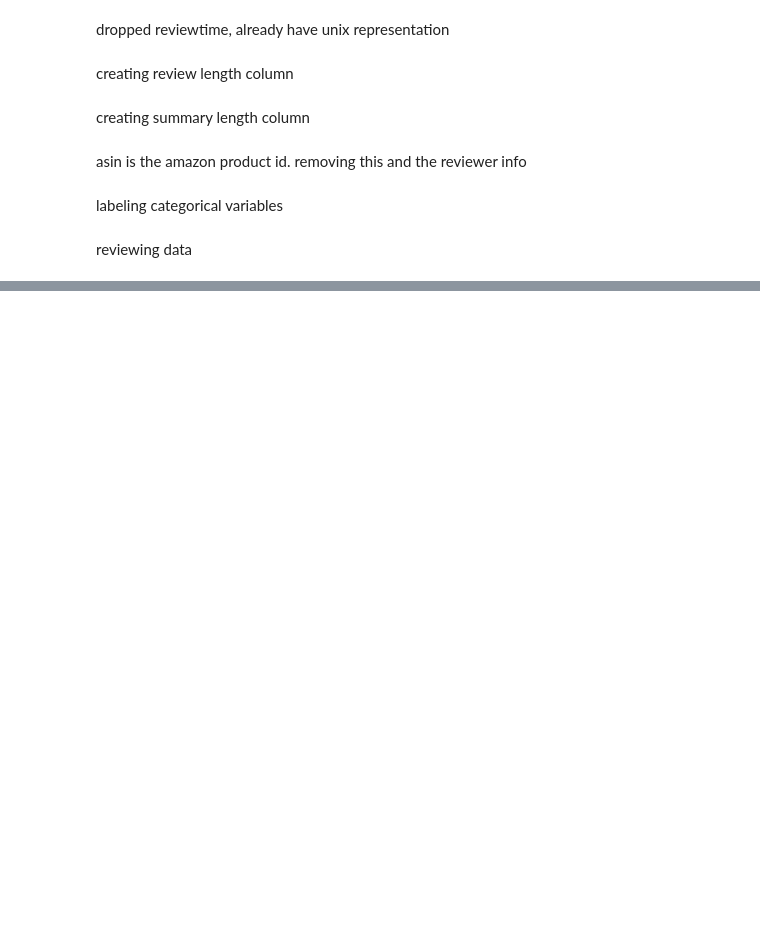
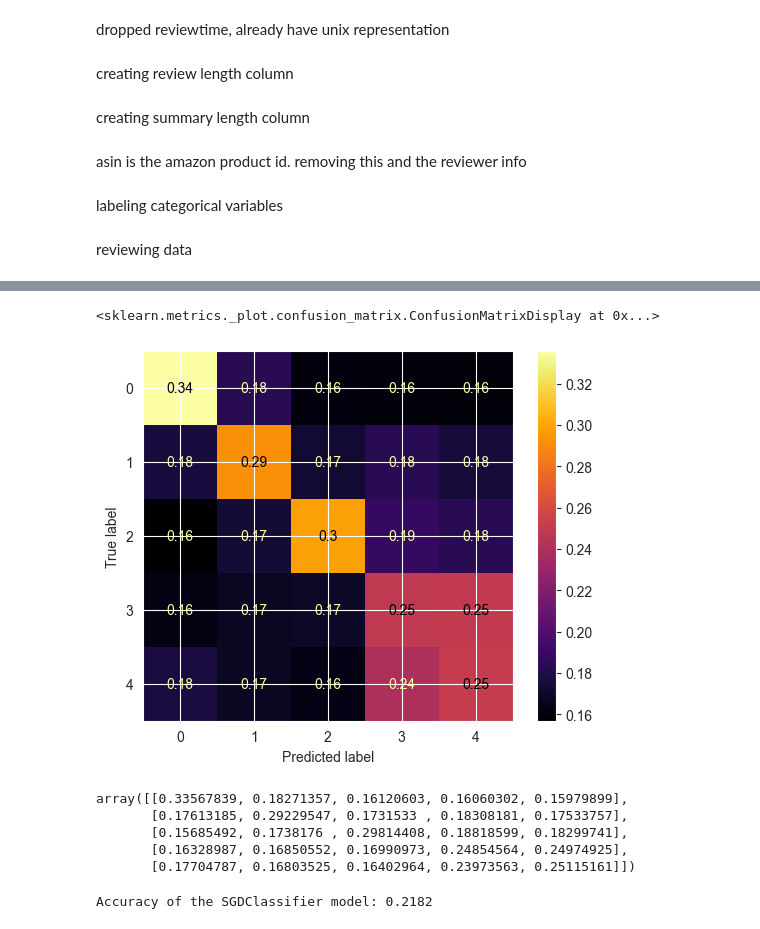
Before and after one commit to kaden-young/AITools, a Jupyter notebook: M6 Pitch/andy-main.ipynb, the cells around one changed output, grey strips where cells are left out. Drawn from its saved outputs; the diff is of its cells as text; code cells hidden in the pictures; blank space fills up the shorter version.

Commit message:
Testing different models on subset.  Test displaying confusion matrix.

```diff
--- a/M6 Pitch/andy-main.ipynb
+++ b/M6 Pitch/andy-main.ipynb
@@ -329,0 +109,22 @@ tf = tf_vectorizer.transform(reviews)
+# %%
+from sklearn.model_selection import train_test_split
+from sklearn.linear_model import LogisticRegression
+from sklearn.preprocessing import StandardScaler, KBinsDiscretizer
+from sklearn.compose import ColumnTransformer
+
+# Step 1: Prepare the data
+X = df[['verified', 'vote', 'image', 'reviewLength', 'summaryLength']]  # Your Bag-of-Words representation
+y = df['overall']  # Target variable
+
+preprocessor = ColumnTransformer(
+    [
+        ("scaler", StandardScaler(), ['reviewLength', 'summaryLength']),
+        ("kbin", KBinsDiscretizer(encode='ordinal', n_bins=5, strategy='kmeans'), ['vote']),
+    ],
+    verbose_feature_names_out=False,
+).set_output(transform="pandas")
+
+X_out = preprocessor.fit_transform(X)
+
+# Step 2: Split the data into training and testing sets
+X_train, X_test, y_train, y_test = train_test_split(X_out, y, test_size=0.25, random_state=42)
@@ -329,0 +151,8 @@ tf = tf_vectorizer.transform(reviews)
+# %%
+# import linear regression
+from sklearn.linear_model import LinearRegression
+# Step 3: Train a logistic regression model
+log_reg_model = LinearRegression()
+log_reg_model.fit(X_train, y_train)
+
+log_reg_stats = model_calc_stats(log_reg_model, X_test, y_test)
@@ -329,0 +161,9 @@ tf = tf_vectorizer.transform(reviews)
+# %%
+from sklearn.ensemble import RandomForestRegressor, RandomForestClassifier
+
+rf_model = RandomForestClassifier()
+rf_model.fit(X_train, y_train)
+rf_reg_y_test_pred = rf_model.predict(X_test)
+
+rf_model_accuracy = rf_model.score(X_test, y_test)
+print(f"Accuracy of the linear regression model: {rf_model_accuracy:.4f}")
@@ -329,0 +177,30 @@ tf = tf_vectorizer.transform(reviews)
+# %%
+from sklearn.metrics import ConfusionMatrixDisplay
+cm = confusion_matrix(y_test, rf_reg_y_test_pred, normalize='true')
+disp = ConfusionMatrixDisplay(confusion_matrix=cm)
+disp.plot(cmap='inferno')
+# %% [output]
+<sklearn.metrics._plot.confusion_matrix.ConfusionMatrixDisplay at 0x...>
+[figure, added]
+# %%
+cm
+# %% [output]
+array([[0.33567839, 0.18271357, 0.16120603, 0.16060302, 0.15979899],
+       [0.17613185, 0.29229547, 0.1731533 , 0.18308181, 0.17533757],
+       [0.15685492, 0.1738176 , 0.29814408, 0.18818599, 0.18299741],
+       [0.16328987, 0.16850552, 0.16990973, 0.24854564, 0.24974925],
+       [0.17704787, 0.16803525, 0.16402964, 0.23973563, 0.25115161]])
+# %%
+from sklearn.linear_model import SGDClassifier
+
+sgd = SGDClassifier(loss='log_loss', random_state=42)
+sgd = sgd.fit(X_train, y_train)
+
+
+sgd.fit(X_train, y_train)
+sgd_y_test_pred = sgd.predict(X_test)
+
+sgd_model_accuracy = sgd.score(X_test, y_test)
+print(f"Accuracy of the SGDClassifier model: {sgd_model_accuracy:.4f}")
+# %% [output]
+Accuracy of the SGDClassifier model: 0.2182
```
Also changed, not shown: parts of 54 cells of this notebook.
